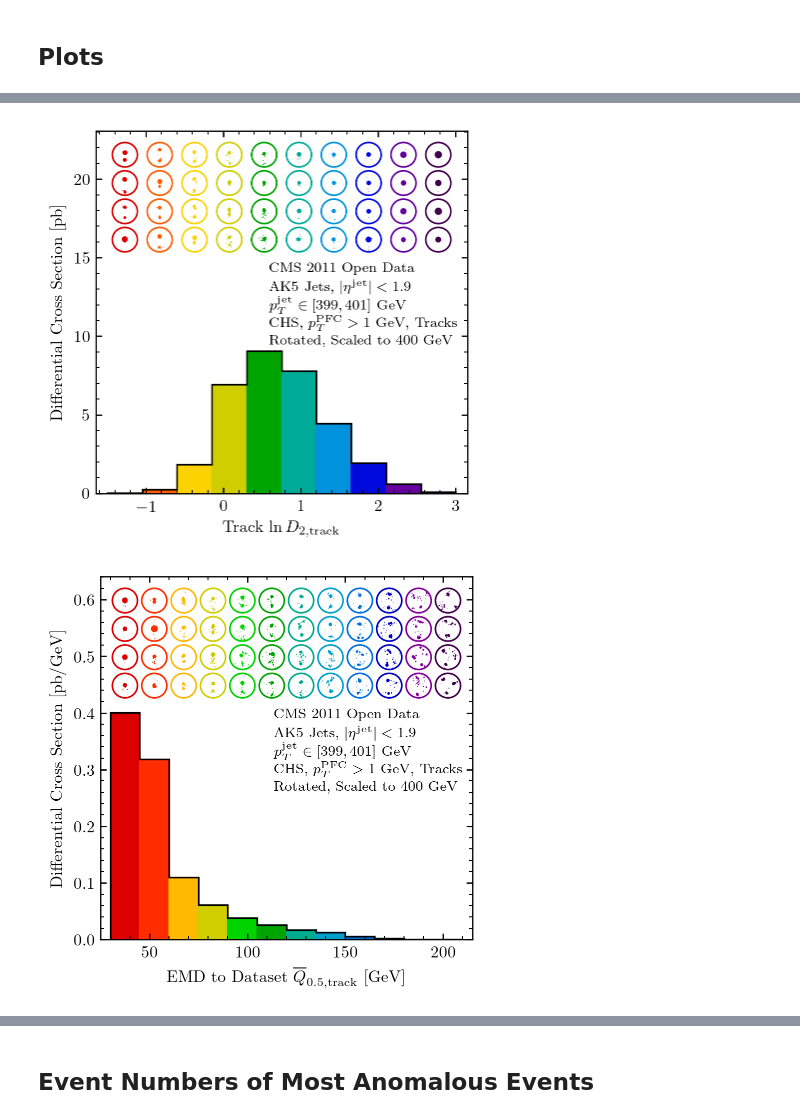
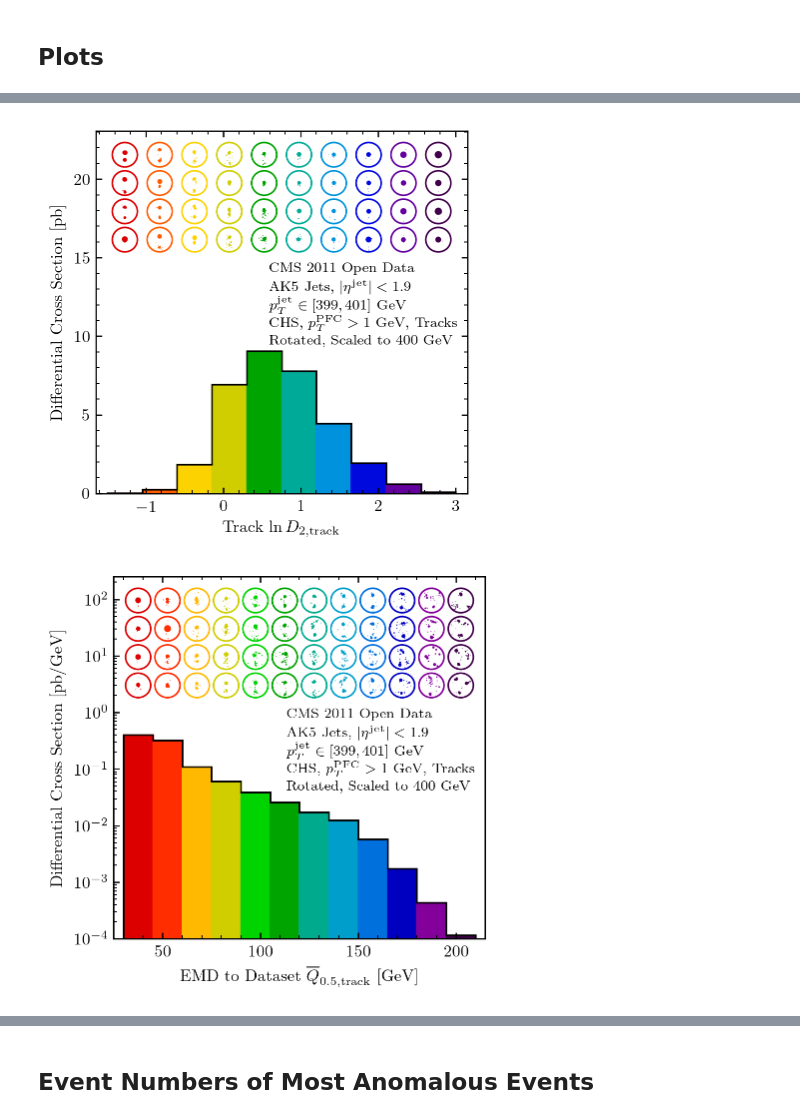
Before and after one commit to pkomiske/MOD, a Jupyter notebook: CMS2011AJets/analyzer/python/kMedoids.ipynb, the cells around one changed output, grey strips where cells are left out. Saved outputs shown, nothing was run; the diff lists cells and outputs as text; code cells hidden in the pictures.

```diff
--- a/CMS2011AJets/analyzer/python/kMedoids.ipynb
+++ b/CMS2011AJets/analyzer/python/kMedoids.ipynb
@@ -274,9 +274,9 @@ obs['TrackEMDn05'].update({
     'nbins': 12,
     'xlabel': r'EMD to Dataset $\overline{Q}_{0.5,\text{track}}$ [GeV]',
     'ylabel': 'Differential Cross Section [pb/GeV]',
-    'xlim': (30, 210),
-    'xtick_step': 30, 'ytick_step': 0.1,
-    'tx': 36.4, 'ty': 254.5,
+    'xlim': (30, 210), 'ylim': (10**-4, 250),
+    'xtick_step': 30,
+    'tx': 44.4, 'ty': 254.6,
 })
 
 # Track EMD Moment 1
@@ -284,9 +284,9 @@ obs['TrackEMDn10'].update({
     'nbins': 12,
     'xlabel': r'Mean EMD to Dataset $\overline{Q}_{1,\text{track}}$ [GeV]',
     'ylabel': 'Differential Cross Section [pb/GeV]',
-    'xlim': (30, 210),
-    'xtick_step': 30, 'ytick_step': 0.1,
-    'tx': 36.4, 'ty': 254.5,
+    'xlim': (30, 210), 'ylim': (10**-4, 250),
+    'xtick_step': 30,
+    'tx': 44.4, 'ty': 254.6,
 })
 
 # Track EMD Moment 2
@@ -294,9 +294,9 @@ obs['TrackEMDn20'].update({
     'nbins': 12,
     'xlabel': r'EMD to Dataset $\overline{Q}_{2,\text{track}}$ [GeV]',
     'ylabel': 'Differential Cross Section [pb/GeV]',
-    'xlim': (30, 210),
-    'xtick_step': 30, 'ytick_step': 0.1,
-    'tx': 36.4, 'ty': 254.5,
+    'xlim': (30, 210), 'ylim': (10**-4, 250),
+    'xtick_step': 30,
+    'tx': 44.4, 'ty': 254.6,
 })
 # %% [markdown]
 ## k-Medoids
@@ -415,6 +415,11 @@ for key,ob in obs.items():
                              xlabel=ob['xlabel'], ylabel=ob['ylabel'],
                              xlim=(xmin, xmax))
 
+    if 'EMD' in key:
+        ax2 = ax.twinx()
+        ax2.set_yticks([])
+        ax.set_yscale('log')
+
     cmap = matplotlib.cm.get_cmap('nipy_spectral')
 
     # note the weights/dx to normalize correctly
@@ -422,7 +427,12 @@ for key,ob in obs.items():
                                   histtype='step', density=False, color='black', zorder=10)
 
     ymax_local = ob['ymax'] if 'ymax' in ob else ymax
-    ax.set_ylim(0, ymax_local*max(obs_hist))
+    axm = ax2 if 'EMD' in key else ax
+    axm.set_ylim(0, ymax_local*max(obs_hist))
+
+    if 'EMD' in key:
+        ax.set_ylim(*ob['ylim'])
+        ax2.set_ylim(0, ymax_local*max(obs_hist))
 
     rx= r*(xmax - xmin)
     ry= r*max(obs_hist)*ymax_local
@@ -436,33 +446,33 @@ for key,ob in obs.items():
         for j,med in enumerate(meds):
 
             jet = particles[med]
             mask = np.linalg.norm(jet[:,1:3], axis=1) <= R
             zs, yphis = jet[mask,0], jet[mask,1:3]
 
             y0 = (yoff + j*dy)*max(obs_hist)*ymax_local
 
             n = i - nskip if 'EMD' not in key else i
             if n != 3:
                 cind = 0.9-n/len(midbins)*0.8 if n < 4 else 0.9-(n+1)/len(midbins)*0.87
                 color = cmap(cind)
             else:
                 color = (0.93591/1.15, 0.92807/1.15, 0, 1.0)
 
-            ax.scatter(x0 + rx*(yphis[:,0])/R, y0 + ry*(yphis[:,1])/R, s=zf*zs, lw=0, color=color)
-            ax.add_patch(matplotlib.patches.Ellipse((x0, y0), 2*rx, 2*ry, fill=False,
+            axm.scatter(x0 + rx*(yphis[:,0])/R, y0 + ry*(yphis[:,1])/R, s=zf*zs, lw=0, color=color)
+            axm.add_patch(matplotlib.patches.Ellipse((x0, y0), 2*rx, 2*ry, fill=False,
                                                               edgecolor=color, lw=1, zorder=10))
 
         ax.add_patch(matplotlib.patches.Rectangle((x0 - dx/2, 0), dx, obs_hist[i], color=color))
 
     modplot.stamp(0.465, 0.62, delta_y=0.05, ax=ax, **lines)
 
     modplot.save(fig, key, out_plots_dir='../plots/kMedoids/', tx=ob['tx'], ty=ob['ty'])
     fig.show()
 # %% [output]
 [figure]
 [figure]
 [figure]
 [figure]
 [figure]
 [figure]
-[figure, old version]
+[figure, new version]
```
Also changed, not shown: parts of 3 cells of this notebook, 6 other files.
